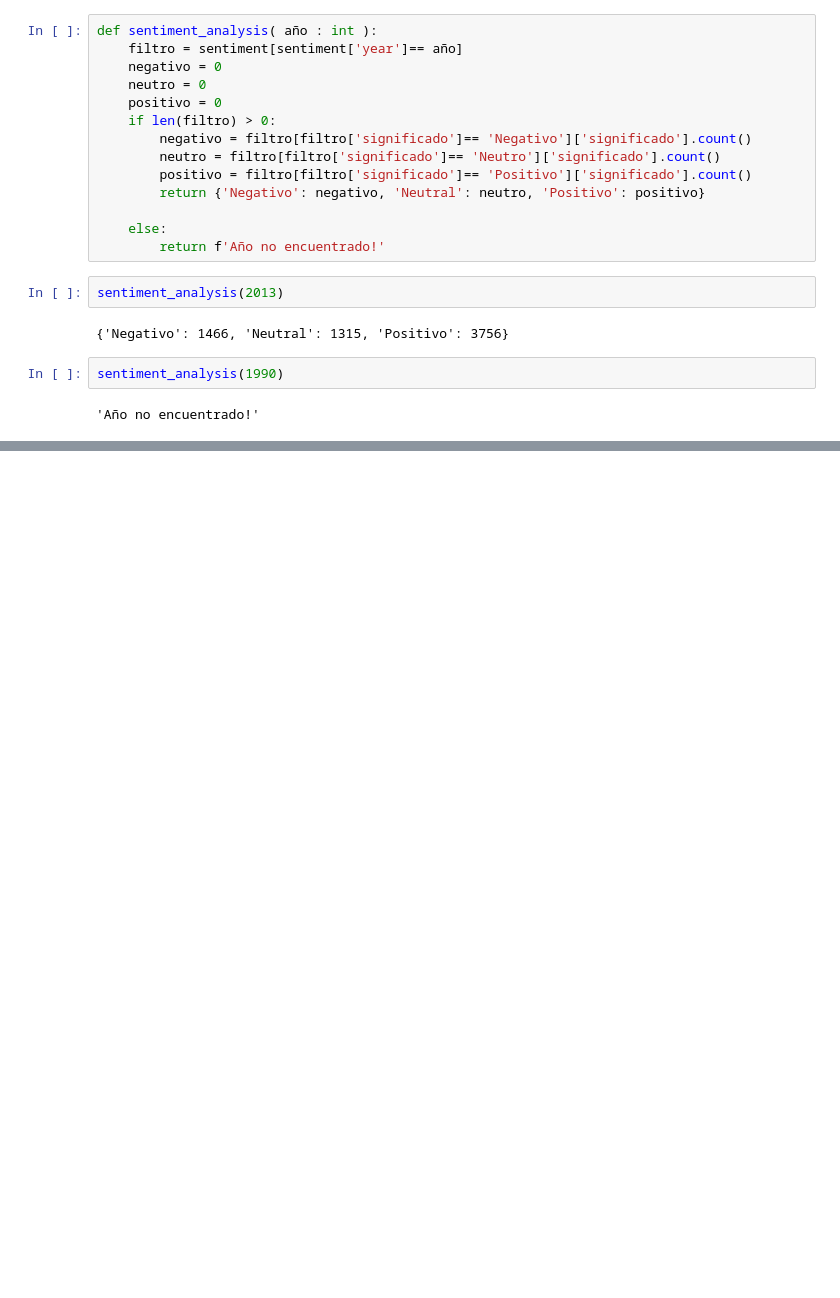
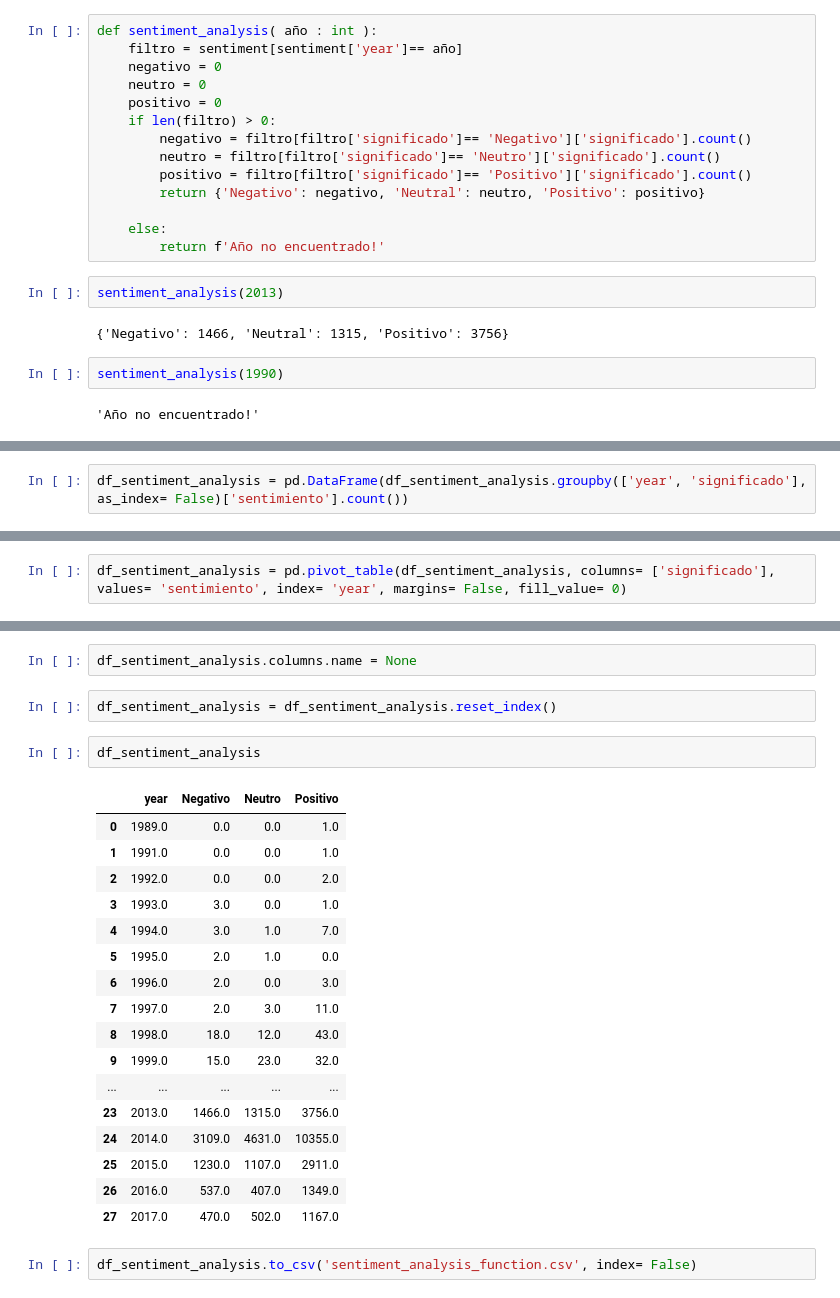
Before and after one commit to antoniogngalindo/project_steam, a Jupyter notebook: Funcion_sentiment_analysis.ipynb, the cells around one changed output, grey strips where cells are left out. Saved outputs shown, nothing was run; the diff lists cells and outputs as text; blank space fills up the shorter version.

```diff
--- a/Funcion_sentiment_analysis.ipynb
+++ b/Funcion_sentiment_analysis.ipynb
@@ -133,0 +154,2 @@ sentiment_analysis(1990)
+# %%
+df_sentiment_analysis = pd.DataFrame(df_sentiment_analysis.groupby(['year', 'significado'], as_index= False)['sentimiento'].count())
@@ -133,0 +172,2 @@ sentiment_analysis(1990)
+# %%
+df_sentiment_analysis = pd.pivot_table(df_sentiment_analysis, columns= ['significado'], values= 'sentimiento', index= 'year', margins= False, fill_value= 0)
@@ -133,0 +195,26 @@ sentiment_analysis(1990)
+# %%
+df_sentiment_analysis.columns.name = None
+# %%
+df_sentiment_analysis = df_sentiment_analysis.reset_index()
+# %%
+df_sentiment_analysis
+# %% [output]
+|  | year | Negativo | Neutro | Positivo |
+| 0 | 1989.0 | 0.0 | 0.0 | 1.0 |
+| 1 | 1991.0 | 0.0 | 0.0 | 1.0 |
+| 2 | 1992.0 | 0.0 | 0.0 | 2.0 |
+| 3 | 1993.0 | 3.0 | 0.0 | 1.0 |
+| 4 | 1994.0 | 3.0 | 1.0 | 7.0 |
+| 5 | 1995.0 | 2.0 | 1.0 | 0.0 |
+| 6 | 1996.0 | 2.0 | 0.0 | 3.0 |
+| 7 | 1997.0 | 2.0 | 3.0 | 11.0 |
+| 8 | 1998.0 | 18.0 | 12.0 | 43.0 |
+| 9 | 1999.0 | 15.0 | 23.0 | 32.0 |
+| ... | ... | ... | ... | ... |
+| 23 | 2013.0 | 1466.0 | 1315.0 | 3756.0 |
+| 24 | 2014.0 | 3109.0 | 4631.0 | 10355.0 |
+| 25 | 2015.0 | 1230.0 | 1107.0 | 2911.0 |
+| 26 | 2016.0 | 537.0 | 407.0 | 1349.0 |
+| 27 | 2017.0 | 470.0 | 502.0 | 1167.0 |
+# %%
+df_sentiment_analysis.to_csv('sentiment_analysis_function.csv', index= False)
```
Also changed, not shown: parts of 11 cells of this notebook, 4 other files.
